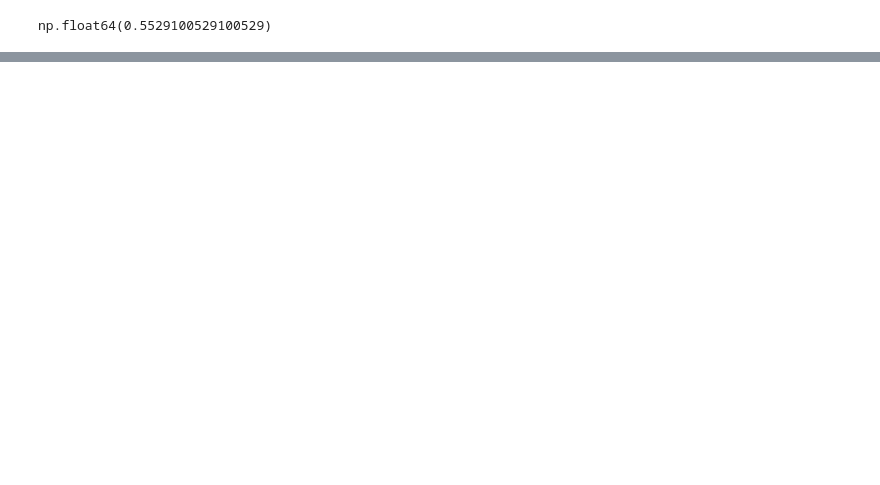
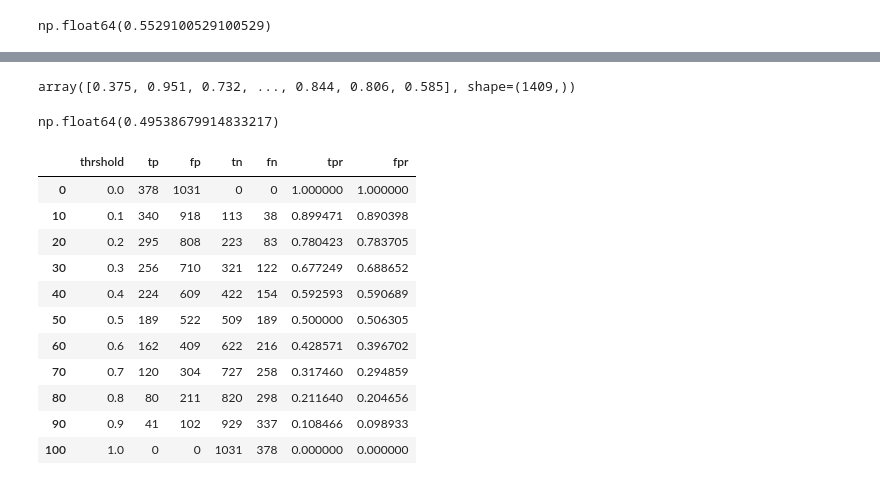
Before and after one commit to aljariri0/ML-Zoomcamp, a Jupyter notebook: 04-evaluation/4-1-Evaluation-Metrics-For-Classification.ipynb, the cells around one changed output, grey strips where cells are left out. Cells and saved outputs as stored; diff of their text form; code cells hidden in the pictures; blank space fills up the shorter version.

```diff
--- a/04-evaluation/4-1-Evaluation-Metrics-For-Classification.ipynb
+++ b/04-evaluation/4-1-Evaluation-Metrics-For-Classification.ipynb
@@ -285,0 +379,11 @@ np.float64(0.5529100529100529)
+# %%
+np.random.seed(42)
+y_rand = np.random.uniform(0, 1, size=len(y_val))
+y_rand.round(3)
+# %% [output]
+array([0.375, 0.951, 0.732, ..., 0.844, 0.806, 0.585], shape=(1409,))
+# %%
+# the accuracy
+((y_rand >= 0.5) == y_val).mean()
+# %% [output]
+np.float64(0.49538679914833217)
@@ -285,0 +420,16 @@ np.float64(0.5529100529100529)
+# %%
+df_rand = tpr_fpr_score(y_val, y_rand)
+df_rand[::10]
+# %% [output]
+|  | thrshold | tp | fp | tn | fn | tpr | fpr |
+| 0 | 0.0 | 378 | 1031 | 0 | 0 | 1.000000 | 1.000000 |
+| 10 | 0.1 | 340 | 918 | 113 | 38 | 0.899471 | 0.890398 |
+| 20 | 0.2 | 295 | 808 | 223 | 83 | 0.780423 | 0.783705 |
+| 30 | 0.3 | 256 | 710 | 321 | 122 | 0.677249 | 0.688652 |
+| 40 | 0.4 | 224 | 609 | 422 | 154 | 0.592593 | 0.590689 |
+| 50 | 0.5 | 189 | 522 | 509 | 189 | 0.500000 | 0.506305 |
+| 60 | 0.6 | 162 | 409 | 622 | 216 | 0.428571 | 0.396702 |
+| 70 | 0.7 | 120 | 304 | 727 | 258 | 0.317460 | 0.294859 |
+| 80 | 0.8 | 80 | 211 | 820 | 298 | 0.211640 | 0.204656 |
+| 90 | 0.9 | 41 | 102 | 929 | 337 | 0.108466 | 0.098933 |
+| 100 | 1.0 | 0 | 0 | 1031 | 378 | 0.000000 | 0.000000 |
```
Also changed, not shown: parts of 10 cells of this notebook, 2 other files.
